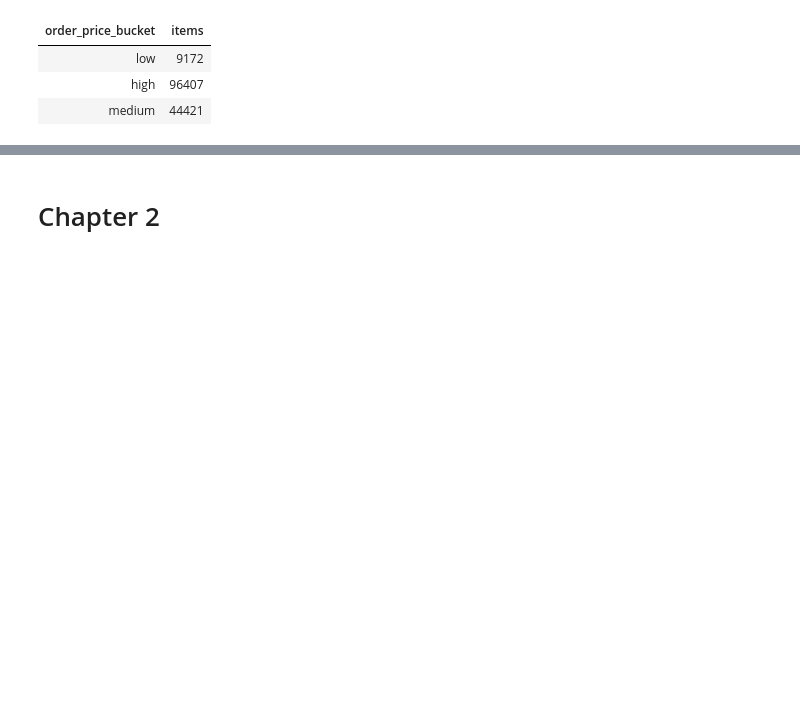
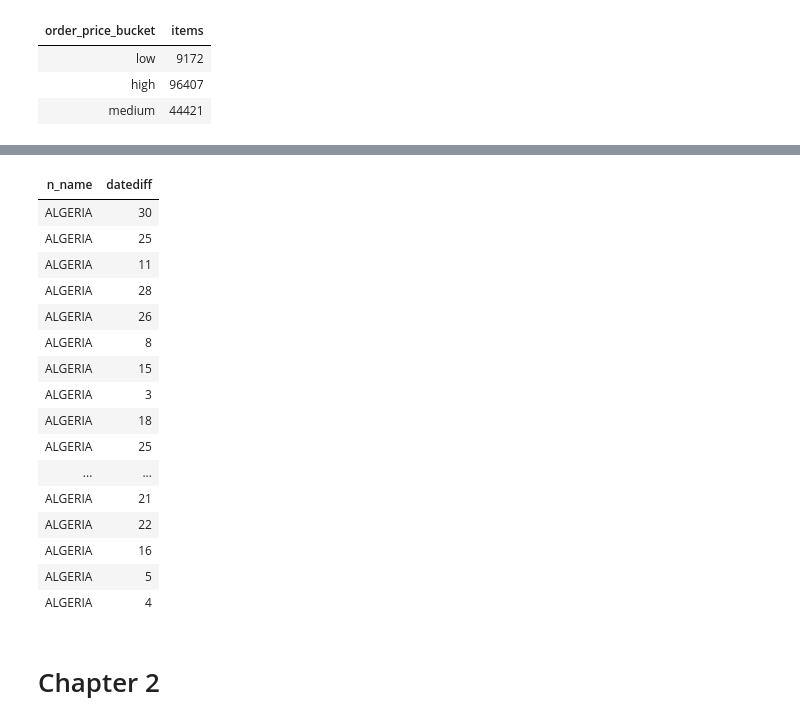
Before and after one commit to jylkkakai/data_engineering_for_beginners_code, a Jupyter notebook: notebooks/SQL.ipynb, the cells around one changed output, grey strips where cells are left out. Drawn from its saved outputs; the diff is of its cells as text; code cells hidden in the pictures; blank space fills up the shorter version.

```diff
--- a/notebooks/SQL.ipynb
+++ b/notebooks/SQL.ipynb
@@ -985,3 +1007,34 @@ DESCRIBE nation
+# %%
+%%sql
+-- 1.12 Ex 5
+SELECT
+    n_name,
+    COUNT(*) AS items
+    -- DATEDIFF(l_receiptdate, l_shipdate) AS datediff
+FROM
+    lineitem l
+    JOIN orders o ON l.l_orderkey = o.o_orderkey
+    JOIN customer c ON o.o_custkey = c.c_custkey
+    JOIN nation n ON c.c_nationkey = n.n_nationkey
+ORDER BY n_name
+# %% [output]
+| n_name | datediff |
+| ALGERIA | 30 |
+| ALGERIA | 25 |
+| ALGERIA | 11 |
+| ALGERIA | 28 |
+| ALGERIA | 26 |
+| ALGERIA | 8 |
+| ALGERIA | 15 |
+| ALGERIA | 3 |
+| ALGERIA | 18 |
+| ALGERIA | 25 |
+| ... | ... |
+| ALGERIA | 21 |
+| ALGERIA | 22 |
+| ALGERIA | 16 |
+| ALGERIA | 5 |
+| ALGERIA | 4 |
 # %% [markdown]
 # Chapter 2
 # %%
```
Also changed, not shown: parts of 1 cell of this notebook.
